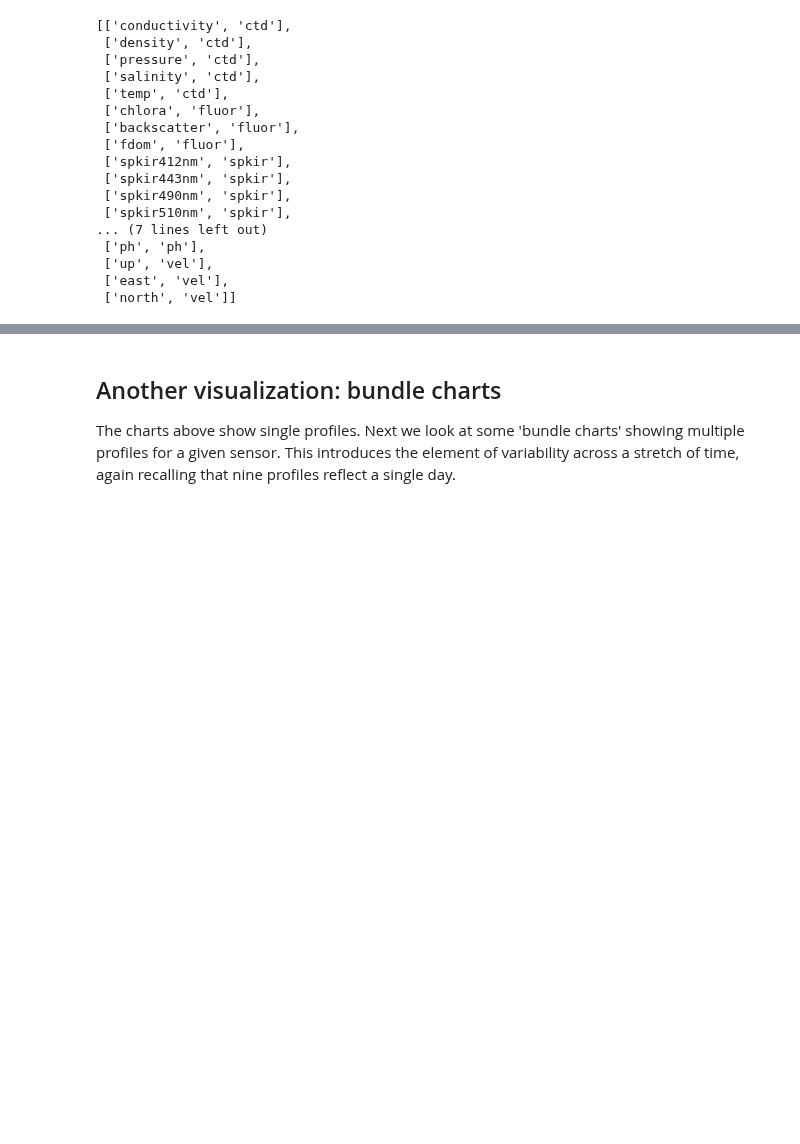
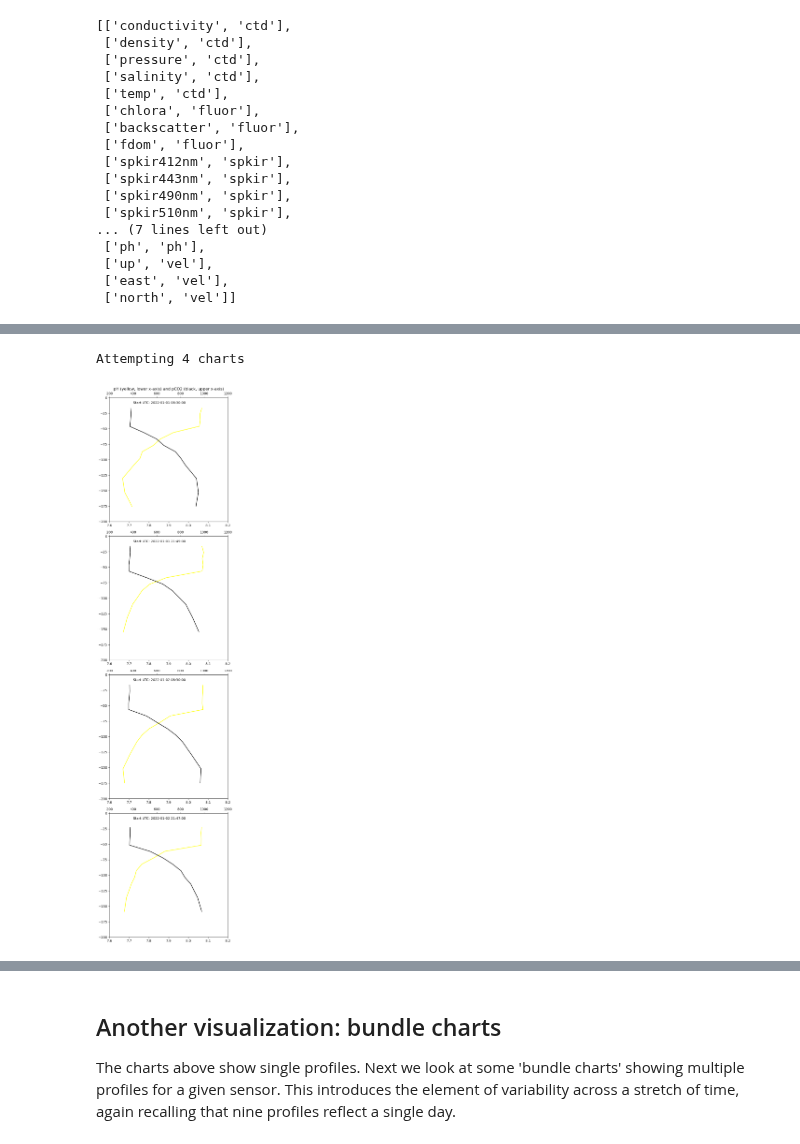
Before and after one commit to geo-smart/oceanography, a Jupyter notebook: book/chapters/epipelargosy.ipynb, the cells around one changed output, grey strips where cells are left out. Saved outputs shown, nothing was run; the diff lists cells and outputs as text; code cells hidden in the pictures; blank space fills up the shorter version.

```diff
--- a/book/chapters/epipelargosy.ipynb
+++ b/book/chapters/epipelargosy.ipynb
@@ -203,8 +214,11 @@ Attempting 1 charts
 # %%
 # pH and pCO2
 # Notice that pH and pCO2 are measured only on midnight and noon *descents*
 #   Profile 3 is the first midnight profile, 8 the first noon (but labels need fixing)
 fig,axs = ChartTwoSensors(profiles, [ranges['ph'], ranges['pco2']], [3, 8, 12, 17],
                           d['ph'][0],    -d['ph'][1], 'pH', colors['ph'], 'descent',
-                          d['pco2'][0],  -d['pco2'][1], 'pCO2', colors['pco2'], 'descent', 6, 4)
+                          d['pco2'][0],  -d['pco2'][1], 'pCO2', colors['pco2'], 'descent', 6, 6)
+# %% [output]
+Attempting 4 charts
+[figure, added]
 # %%
```
Also changed, not shown: parts of 15 cells of this notebook, 4 other files.
